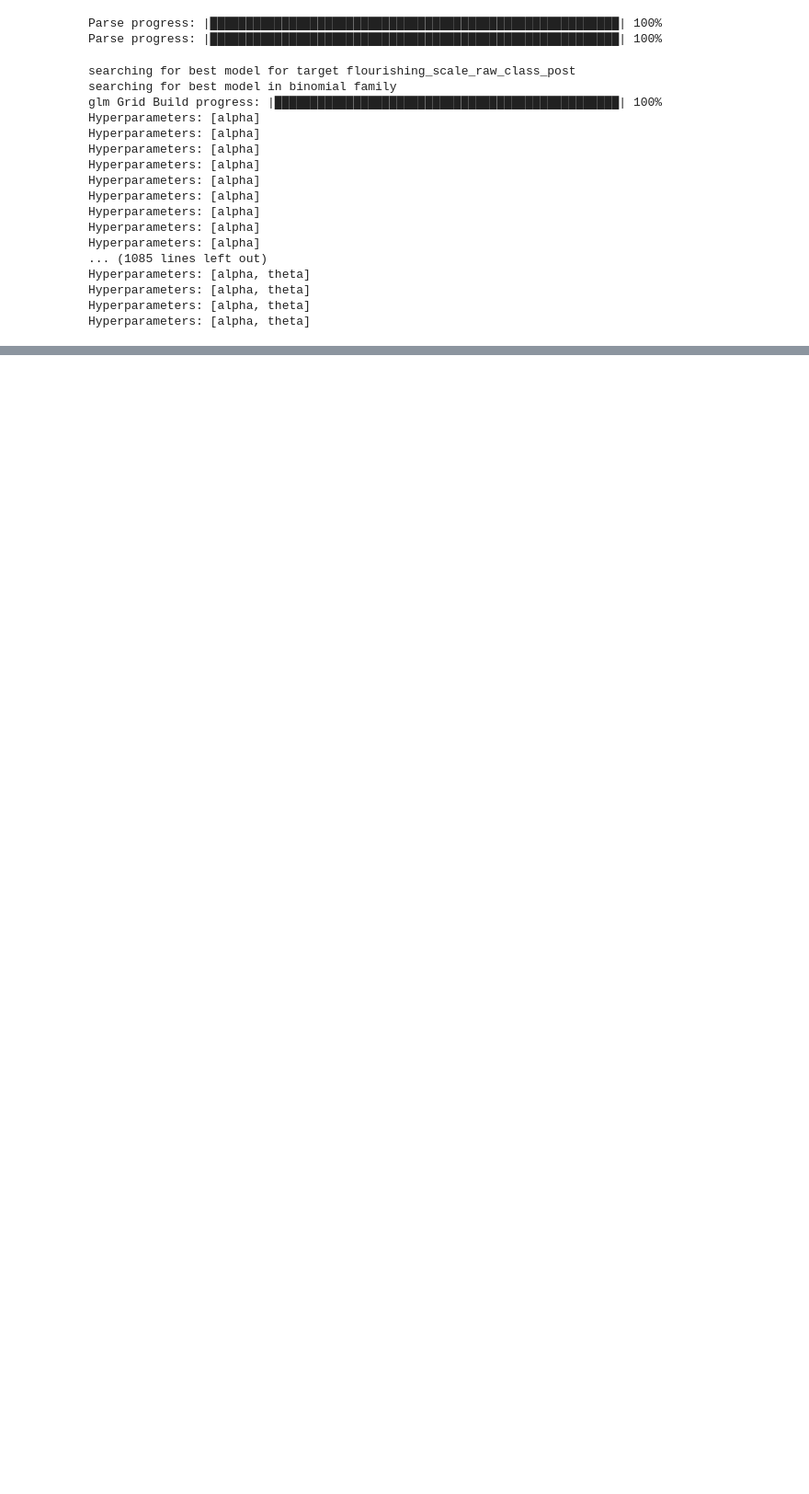
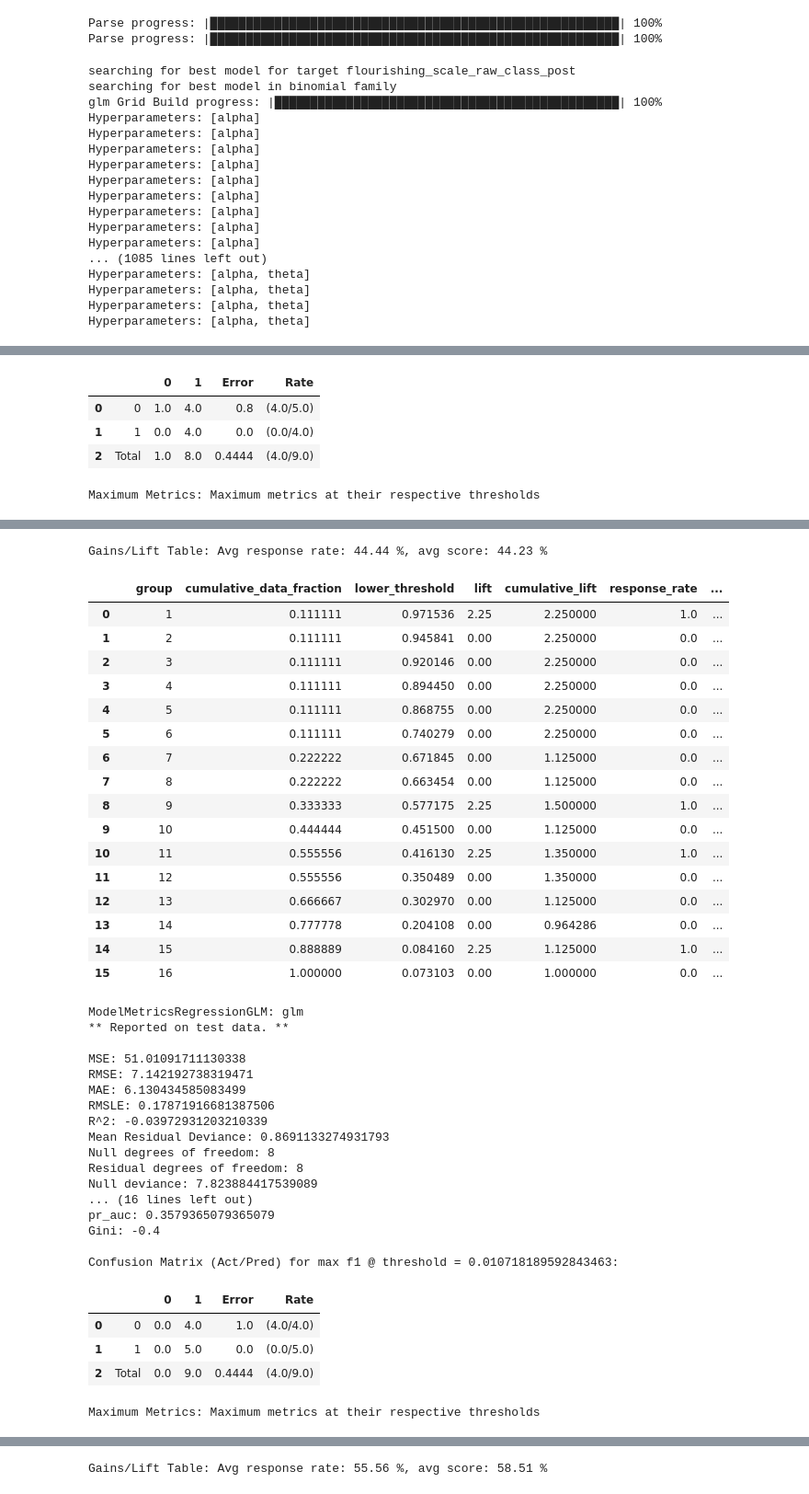
Before and after one commit to AndrewLSyd/COMP9417_major_project-1, a Jupyter notebook: 04_h2o_glm.ipynb, the cells around one changed output, grey strips where cells are left out. Shown: that part at 92% size. Saved outputs shown, nothing was run; the diff lists cells and outputs as text; code cells hidden in the pictures; blank space fills up the shorter version.

Commit message:
add performance and coefficients for glm models

```diff
--- a/04_h2o_glm.ipynb
+++ b/04_h2o_glm.ipynb
@@ -201,4 +229,5 @@ for model in best_models:
     all_predictions[model]
 # %%
 for target in best_models:
-    best_models[target]['best_model'].model_performance(test_data=test_h2o)
+    print(best_models[target]['best_model'].model_performance(test_data=test_h2o))
+# %% [output]
@@ -204,0 +250,5 @@ for target in best_models:
+|  |  | 0 | 1 | Error | Rate |
+| 0 | 0 | 1.0 | 4.0 | 0.8 | (4.0/5.0) |
+| 1 | 1 | 0.0 | 4.0 | 0.0 | (0.0/4.0) |
+| 2 | Total | 1.0 | 8.0 | 0.4444 | (4.0/9.0) |
+Maximum Metrics: Maximum metrics at their respective thresholds
@@ -204,0 +272,40 @@ for target in best_models:
+Gains/Lift Table: Avg response rate: 44.44 %, avg score: 44.23 %
+|  |  | group | cumulative_data_fraction | lower_threshold | lift | cumulative_lift | response_rate | ... |
+| 0 |  | 1 | 0.111111 | 0.971536 | 2.25 | 2.250000 | 1.0 | ... |
+| 1 |  | 2 | 0.111111 | 0.945841 | 0.00 | 2.250000 | 0.0 | ... |
+| 2 |  | 3 | 0.111111 | 0.920146 | 0.00 | 2.250000 | 0.0 | ... |
+| 3 |  | 4 | 0.111111 | 0.894450 | 0.00 | 2.250000 | 0.0 | ... |
+| 4 |  | 5 | 0.111111 | 0.868755 | 0.00 | 2.250000 | 0.0 | ... |
+| 5 |  | 6 | 0.111111 | 0.740279 | 0.00 | 2.250000 | 0.0 | ... |
+| 6 |  | 7 | 0.222222 | 0.671845 | 0.00 | 1.125000 | 0.0 | ... |
+| 7 |  | 8 | 0.222222 | 0.663454 | 0.00 | 1.125000 | 0.0 | ... |
+| 8 |  | 9 | 0.333333 | 0.577175 | 2.25 | 1.500000 | 1.0 | ... |
+| 9 |  | 10 | 0.444444 | 0.451500 | 0.00 | 1.125000 | 0.0 | ... |
+| 10 |  | 11 | 0.555556 | 0.416130 | 2.25 | 1.350000 | 1.0 | ... |
+| 11 |  | 12 | 0.555556 | 0.350489 | 0.00 | 1.350000 | 0.0 | ... |
+| 12 |  | 13 | 0.666667 | 0.302970 | 0.00 | 1.125000 | 0.0 | ... |
+| 13 |  | 14 | 0.777778 | 0.204108 | 0.00 | 0.964286 | 0.0 | ... |
+| 14 |  | 15 | 0.888889 | 0.084160 | 2.25 | 1.125000 | 1.0 | ... |
+| 15 |  | 16 | 1.000000 | 0.073103 | 0.00 | 1.000000 | 0.0 | ... |
+ModelMetricsRegressionGLM: glm
+** Reported on test data. **
+
+MSE: 51.01091711130338
+RMSE: 7.142192738319471
+MAE: 6.130434585083499
+RMSLE: 0.17871916681387506
+R^2: -0.03972931203210339
+Mean Residual Deviance: 0.8691133274931793
+Null degrees of freedom: 8
+Residual degrees of freedom: 8
+Null deviance: 7.823884417539089
+... (16 lines left out)
+pr_auc: 0.3579365079365079
+Gini: -0.4
+
+Confusion Matrix (Act/Pred) for max f1 @ threshold = 0.010718189592843463:
+|  |  | 0 | 1 | Error | Rate |
+| 0 | 0 | 0.0 | 4.0 | 1.0 | (4.0/4.0) |
+| 1 | 1 | 0.0 | 5.0 | 0.0 | (0.0/5.0) |
+| 2 | Total | 0.0 | 9.0 | 0.4444 | (4.0/9.0) |
+Maximum Metrics: Maximum metrics at their respective thresholds
@@ -204,0 +329 @@ for target in best_models:
+Gains/Lift Table: Avg response rate: 55.56 %, avg score: 58.51 %
```
Also changed, not shown: parts of 5 cells of this notebook, 1 other file.
